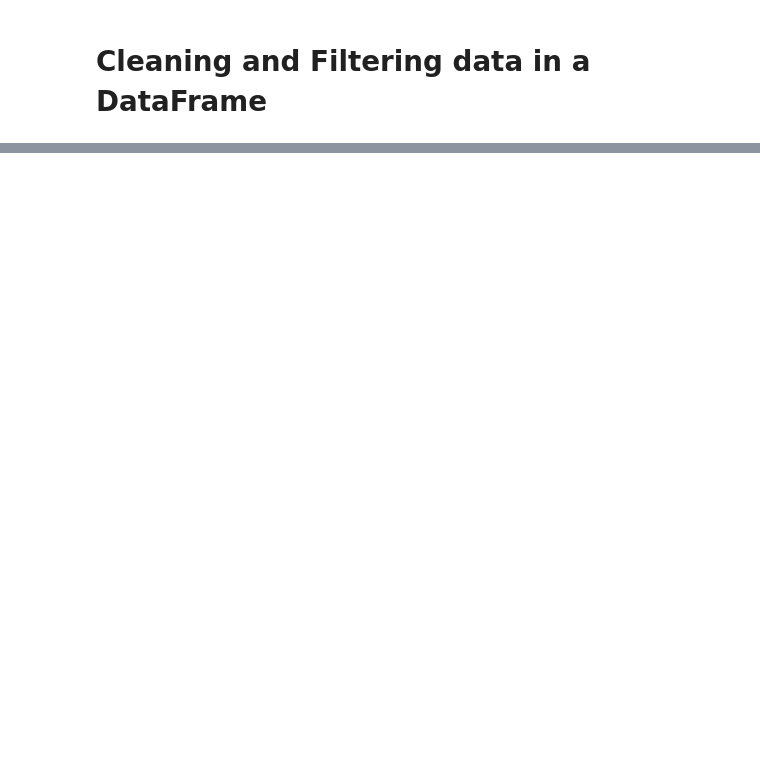
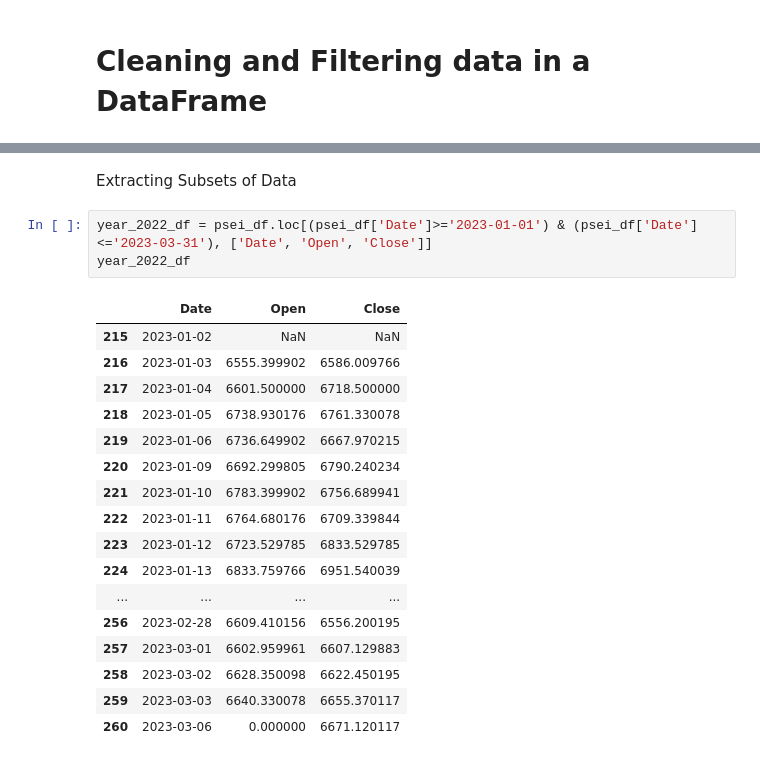
Before and after one commit to moisescujardo/python-projects, a Jupyter notebook: data-science-projects/learning_python_pandas_two_cleaning_and_filtering_data_and_simple_plot_customization.ipynb, the cells around one changed output, grey strips where cells are left out. Saved outputs shown, nothing was run; the diff lists cells and outputs as text; blank space fills up the shorter version.

```diff
--- a/data-science-projects/learning_python_pandas_two_cleaning_and_filtering_data_and_simple_plot_customization.ipynb
+++ b/data-science-projects/learning_python_pandas_two_cleaning_and_filtering_data_and_simple_plot_customization.ipynb
@@ -104,0 +44,23 @@ open_gt_39_close_lt_40
+# %% [markdown]
+Extracting Subsets of Data
+# %%
+year_2022_df = psei_df.loc[(psei_df['Date']>='2023-01-01') & (psei_df['Date']<='2023-03-31'), ['Date', 'Open', 'Close']]
+year_2022_df
+# %% [output]
+|  | Date | Open | Close |
+| 215 | 2023-01-02 | NaN | NaN |
+| 216 | 2023-01-03 | 6555.399902 | 6586.009766 |
+| 217 | 2023-01-04 | 6601.500000 | 6718.500000 |
+| 218 | 2023-01-05 | 6738.930176 | 6761.330078 |
+| 219 | 2023-01-06 | 6736.649902 | 6667.970215 |
+| 220 | 2023-01-09 | 6692.299805 | 6790.240234 |
+| 221 | 2023-01-10 | 6783.399902 | 6756.689941 |
+| 222 | 2023-01-11 | 6764.680176 | 6709.339844 |
+| 223 | 2023-01-12 | 6723.529785 | 6833.529785 |
+| 224 | 2023-01-13 | 6833.759766 | 6951.540039 |
+| ... | ... | ... | ... |
+| 256 | 2023-02-28 | 6609.410156 | 6556.200195 |
+| 257 | 2023-03-01 | 6602.959961 | 6607.129883 |
+| 258 | 2023-03-02 | 6628.350098 | 6622.450195 |
+| 259 | 2023-03-03 | 6640.330078 | 6655.370117 |
+| 260 | 2023-03-06 | 0.000000 | 6671.120117 |
```
Also changed, not shown: parts of 13 cells of this notebook, 4 other files.
